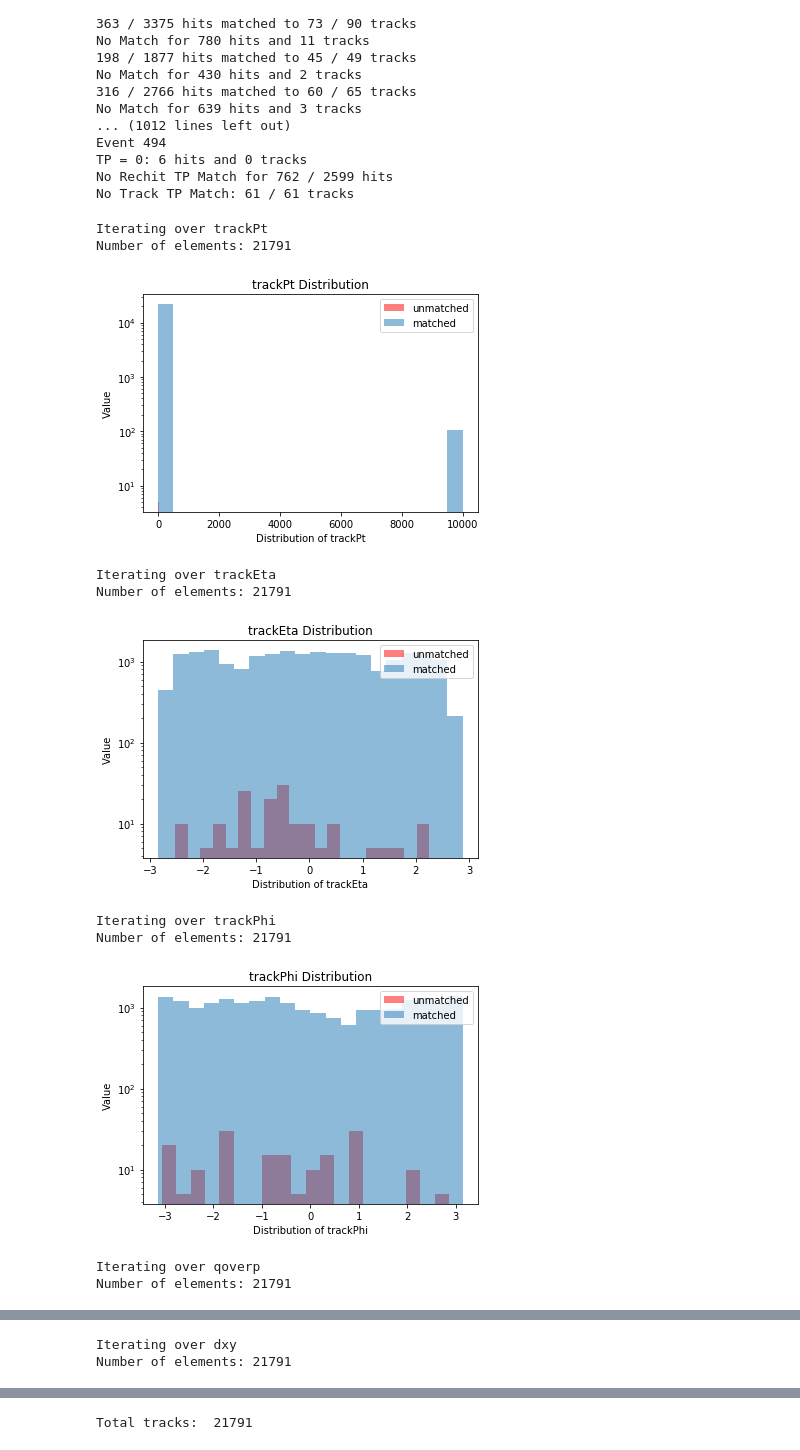
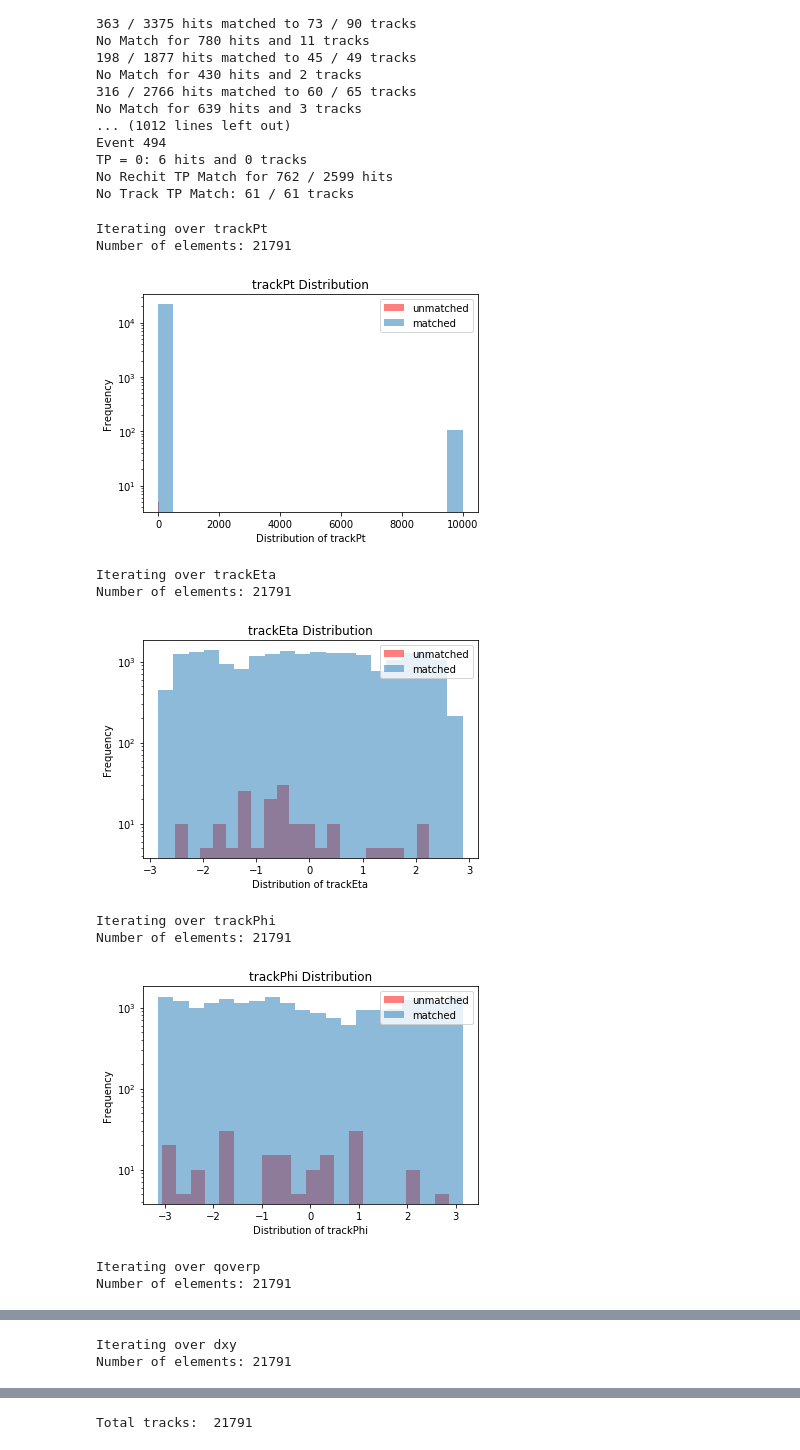
Before and after one commit to SwapneelM/TrackingNtuples, a Jupyter notebook: TrackingNtuples/scripts/DataVisualizer - Final.ipynb, the cells around one changed output, grey strips where cells are left out. Drawn from its saved outputs; the diff is of its cells as text; code cells hidden in the pictures.

```diff
--- a/TrackingNtuples/scripts/DataVisualizer - Final.ipynb
+++ b/TrackingNtuples/scripts/DataVisualizer - Final.ipynb
@@ -306,40 +306,40 @@ No Track TP Match: 61 / 61 tracks
 # %%
 
 for i, key in zip(range(5), ["trackPt", "trackEta", "trackPhi", "qoverp", "dxy", "dsz"]):
     track_param_ = data_.array(key)
 
     print "Iterating over", key
     concat_track_param_ = []
     for j in range(len(track_param_)):
         concat_track_param_.extend(track_param_[j])
 
     print "Number of elements:", len(concat_track_param_)
     ax_ = plt.subplot()
     unmatched_data_ = []
     for event_data_ in no_matched_tracks_:
         # Use the event number from the stored data for the event with no matched tracks
         unmatched_data_.extend(track_param_[j])
     # Plot that single element on the histogram in a different color
     plt.hist(unmatched_data_, histtype='bar', bins=20, align='mid', orientation='vertical', color='red', alpha=0.5, label='unmatched')
 
     #plt.hist([unmatched_data_, concat_track_param_], histtype='bar', bins=20, align='mid', orientation='vertical', alpha=0.5, label=['unmatched', 'matched'])
     plt.hist(concat_track_param_, histtype='bar', bins=20, align='mid', orientation='vertical', alpha=0.5, label='matched')
     plt.legend(loc='upper right')
-    plt.ylabel('Value')
+    plt.ylabel('Frequency')
     plt.yscale('log')
     plt.xlabel('Distribution of ' + key)
     plt.title(key + ' Distribution')
     plt.savefig('plots/' + gen_event_ + '/track/' + key)
     plt.show()
 # %% [output]
 Iterating over trackPt
 Number of elements: 21791
-[figure, old version]
+[figure, new version]
 Iterating over trackEta
 Number of elements: 21791
-[figure, old version]
+[figure, new version]
 Iterating over trackPhi
 Number of elements: 21791
-[figure, old version]
+[figure, new version]
 Iterating over qoverp
 Number of elements: 21791
```
Also changed, not shown: parts of 3 cells of this notebook, 5 other files.
